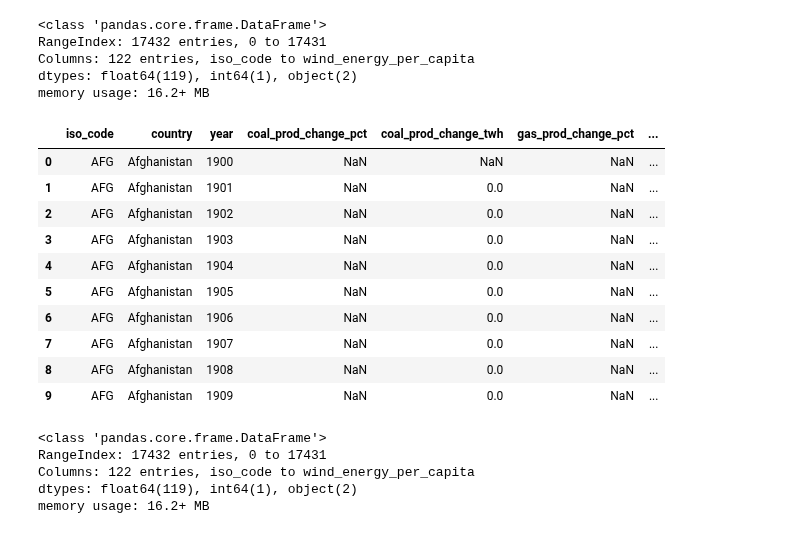
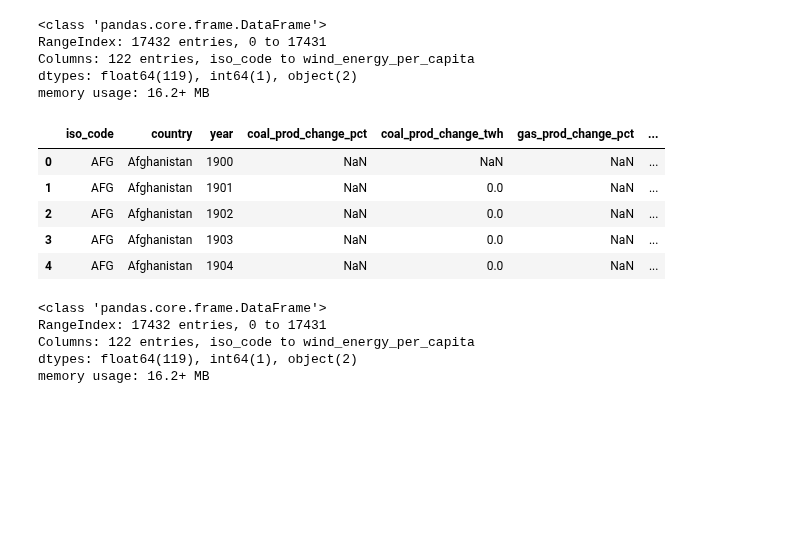
Before and after one commit to L-Ameneiro/EDA-Datasets, a Jupyter notebook: notebooks/EDA.ipynb, the cells around one changed output. Saved outputs shown, nothing was run; the diff lists cells and outputs as text; code cells hidden in the pictures; blank space fills up the shorter version.

```diff
--- a/notebooks/EDA.ipynb
+++ b/notebooks/EDA.ipynb
@@ -30,20 +30,15 @@ Columns: 122 entries, iso_code to wind_energy_per_capita
 dtypes: float64(119), int64(1), object(2)
 memory usage: 16.2+ MB
 # %%
-# Se observan las 10 primeras filas del dataset
-wec.head(10)
+# Se observan las 5 primeras filas del dataset
+wec.head(5)
 # %% [output]
 |  | iso_code | country | year | coal_prod_change_pct | coal_prod_change_twh | gas_prod_change_pct | ... |
 | 0 | AFG | Afghanistan | 1900 | NaN | NaN | NaN | ... |
 | 1 | AFG | Afghanistan | 1901 | NaN | 0.0 | NaN | ... |
 | 2 | AFG | Afghanistan | 1902 | NaN | 0.0 | NaN | ... |
 | 3 | AFG | Afghanistan | 1903 | NaN | 0.0 | NaN | ... |
 | 4 | AFG | Afghanistan | 1904 | NaN | 0.0 | NaN | ... |
-| 5 | AFG | Afghanistan | 1905 | NaN | 0.0 | NaN | ... |
-| 6 | AFG | Afghanistan | 1906 | NaN | 0.0 | NaN | ... |
-| 7 | AFG | Afghanistan | 1907 | NaN | 0.0 | NaN | ... |
-| 8 | AFG | Afghanistan | 1908 | NaN | 0.0 | NaN | ... |
-| 9 | AFG | Afghanistan | 1909 | NaN | 0.0 | NaN | ... |
 # %%
 wec.info()
 # %% [output]
```
Also changed, not shown: parts of 38 cells of this notebook, 4 other files.
